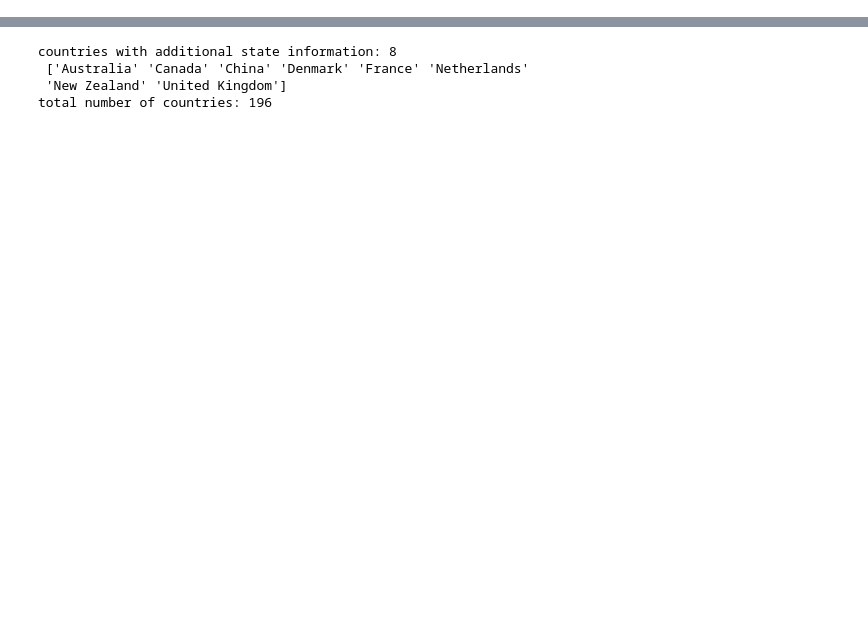
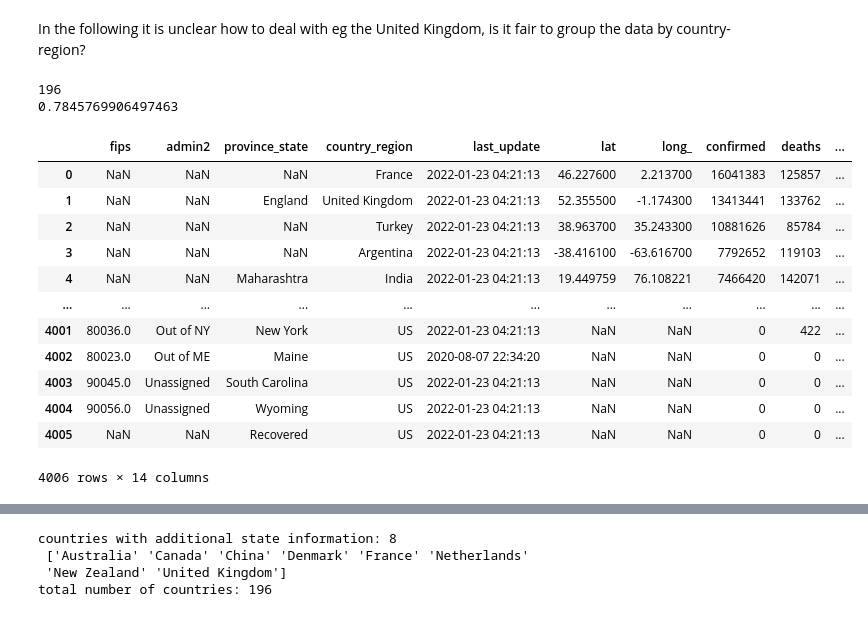
Before and after one commit to mikehemberger/corona-dashboard, a Jupyter notebook: explore-data.ipynb, the cells around one changed output, grey strips where cells are left out. Cells and saved outputs as stored; diff of their text form; code cells hidden in the pictures; blank space fills up the shorter version.

```diff
--- a/explore-data.ipynb
+++ b/explore-data.ipynb
@@ -33,0 +37,22 @@ df.head(5)
+# %% [markdown]
+In the following it is unclear how to deal with eg the United Kingdom, is it fair to group the data by country-region?
+# %%
+print(df.country_region.nunique())
+df_ = df.sort_values(by="confirmed", ascending=False, ignore_index=True)
+df_
+# %% [output]
+196
+0.7845769906497463
+|  | fips | admin2 | province_state | country_region | last_update | lat | long_ | confirmed | deaths | ... |
+| 0 | NaN | NaN | NaN | France | 2022-01-23 04:21:13 | 46.227600 | 2.213700 | 16041383 | 125857 | ... |
+| 1 | NaN | NaN | England | United Kingdom | 2022-01-23 04:21:13 | 52.355500 | -1.174300 | 13413441 | 133762 | ... |
+| 2 | NaN | NaN | NaN | Turkey | 2022-01-23 04:21:13 | 38.963700 | 35.243300 | 10881626 | 85784 | ... |
+| 3 | NaN | NaN | NaN | Argentina | 2022-01-23 04:21:13 | -38.416100 | -63.616700 | 7792652 | 119103 | ... |
+| 4 | NaN | NaN | Maharashtra | India | 2022-01-23 04:21:13 | 19.449759 | 76.108221 | 7466420 | 142071 | ... |
+| ... | ... | ... | ... | ... | ... | ... | ... | ... | ... | ... |
+| 4001 | 80036.0 | Out of NY | New York | US | 2022-01-23 04:21:13 | NaN | NaN | 0 | 422 | ... |
+| 4002 | 80023.0 | Out of ME | Maine | US | 2020-08-07 22:34:20 | NaN | NaN | 0 | 0 | ... |
+| 4003 | 90045.0 | Unassigned | South Carolina | US | 2022-01-23 04:21:13 | NaN | NaN | 0 | 0 | ... |
+| 4004 | 90056.0 | Unassigned | Wyoming | US | 2022-01-23 04:21:13 | NaN | NaN | 0 | 0 | ... |
+| 4005 | NaN | NaN | Recovered | US | 2022-01-23 04:21:13 | NaN | NaN | 0 | 0 | ... |
+4006 rows × 14 columns
```
Also changed, not shown: parts of 19 cells of this notebook, 1 other file.
